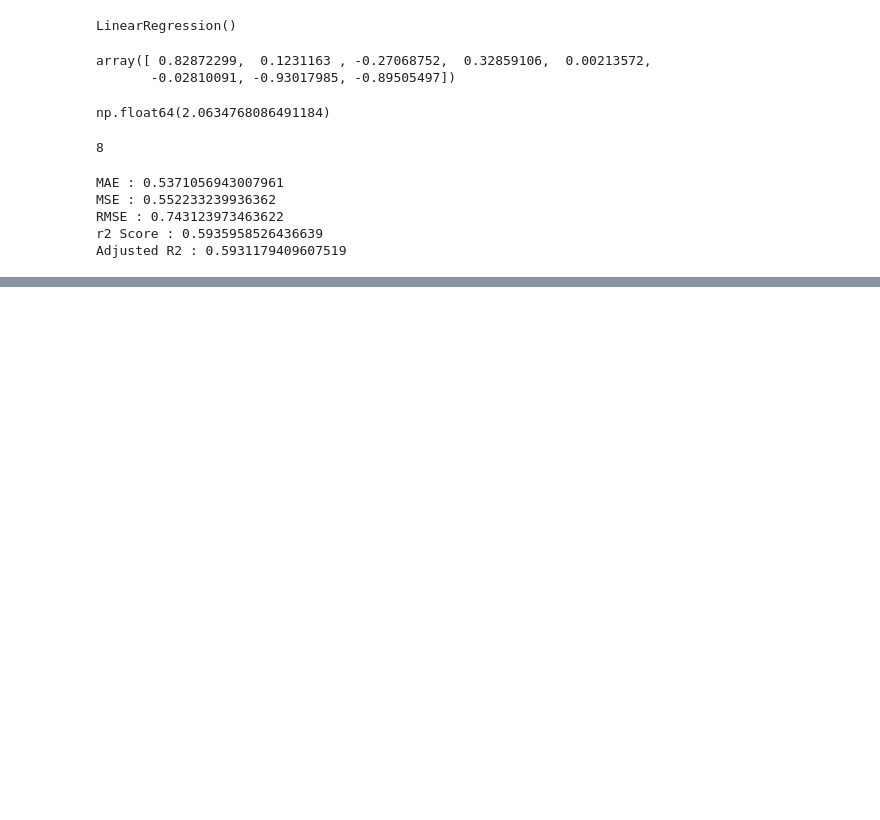
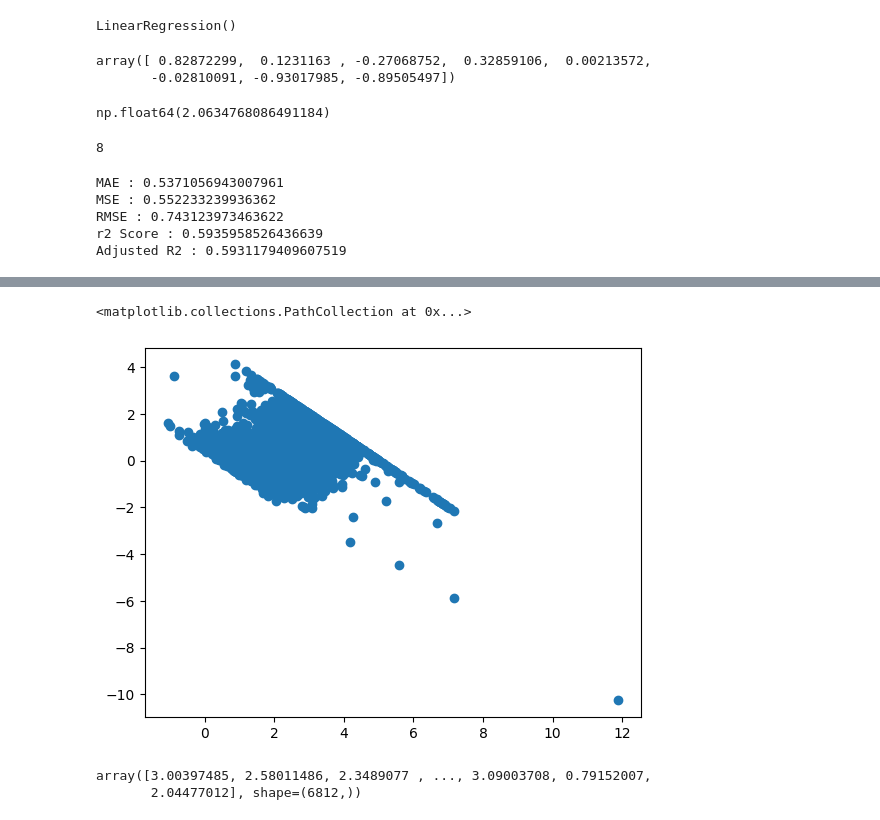
Before and after one commit to JITESH-KUMAR05/MLBAS_Projects, a Jupyter notebook: MULTIPLE_LINEAR_REG_House_pricing_project/housing_price.ipynb, the cells around one changed output, grey strips where cells are left out. Saved outputs shown, nothing was run; the diff lists cells and outputs as text; code cells hidden in the pictures; blank space fills up the shorter version.

```diff
--- a/MULTIPLE_LINEAR_REG_House_pricing_project/housing_price.ipynb
+++ b/MULTIPLE_LINEAR_REG_House_pricing_project/housing_price.ipynb
@@ -327,0 +372,7 @@ Adjusted R2 : 0.5931179409607519
+# %%
+# Scatter Diagram of residuals with predictions
+## uniform distribution
+plt.scatter(y_pred,residuals) ## this is not in uniform distribution as all are together so we  can say that the accuracy is less
+# %% [output]
+<matplotlib.collections.PathCollection at 0x...>
+[figure, added]
@@ -327,0 +387,5 @@ Adjusted R2 : 0.5931179409607519
+# %%
+model.predict(X_test_scaled)
+# %% [output]
+array([3.00397485, 2.58011486, 2.3489077 , ..., 3.09003708, 0.79152007,
+       2.04477012], shape=(6812,))
```
Also changed, not shown: parts of 9 cells of this notebook, 7 other files.
